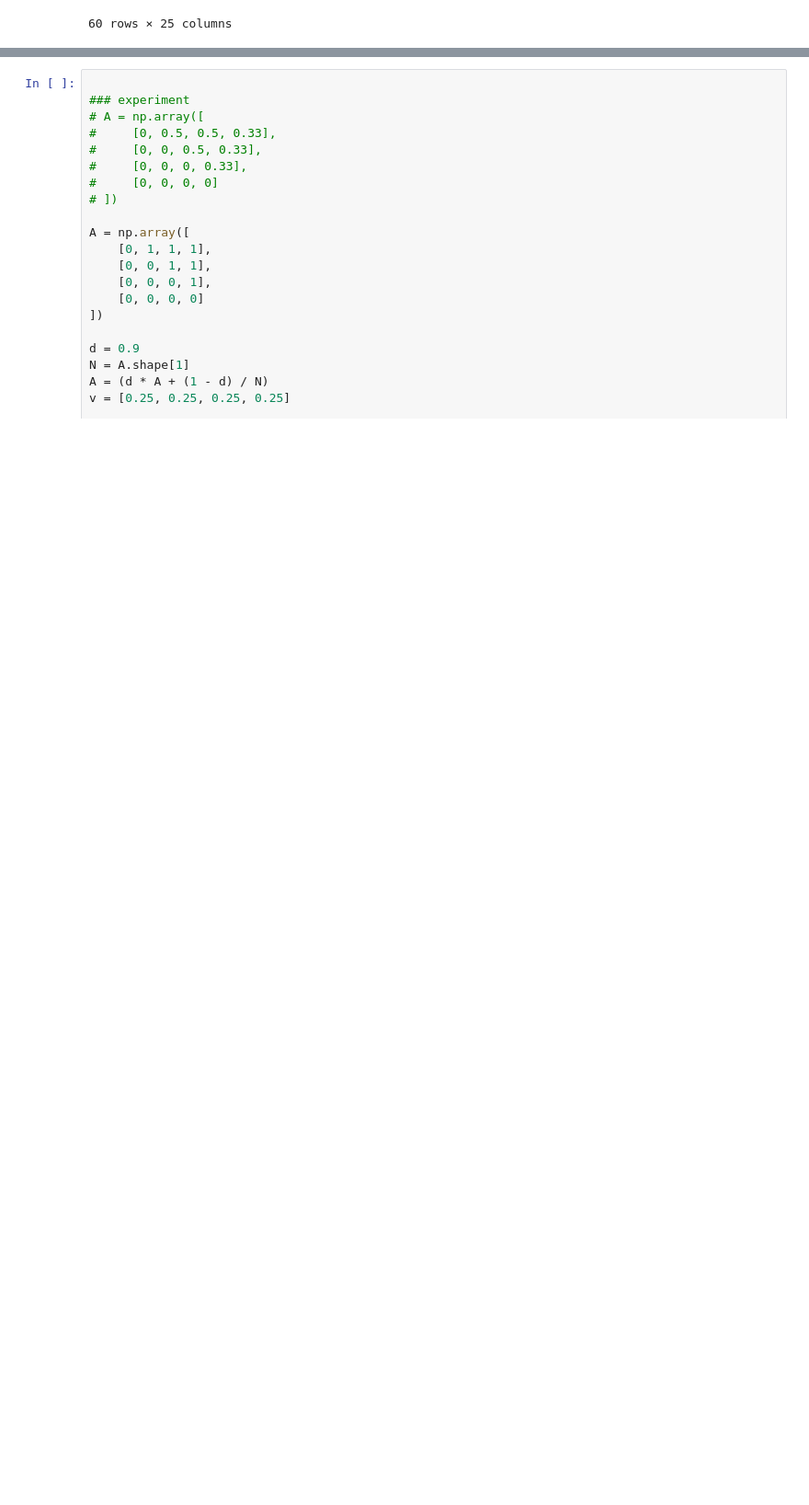
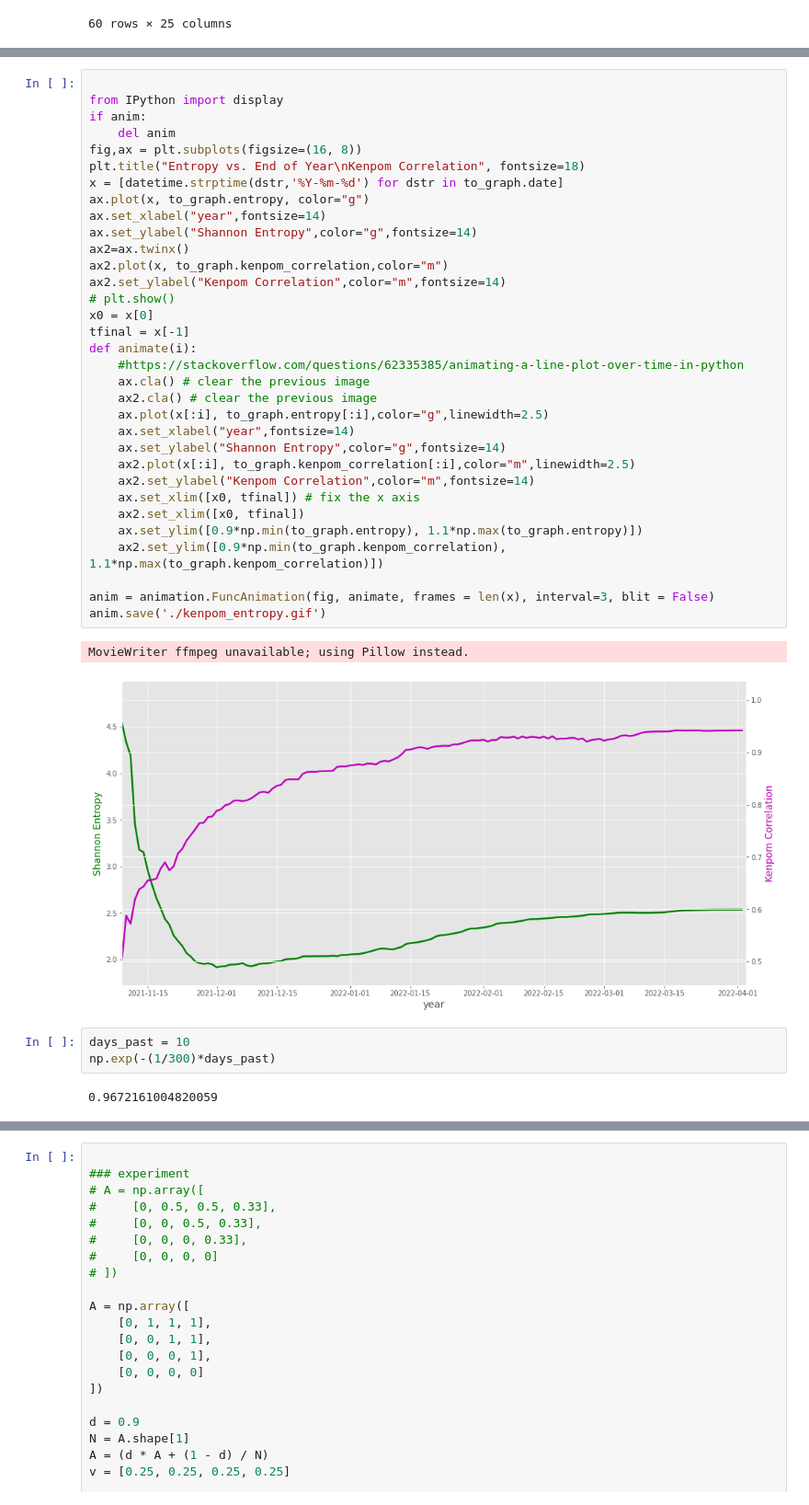
Before and after one commit to btatkinson/NCAA-basketball-Capstone, a Jupyter notebook: notebooks/visualizations/streamlit_historical_players.ipynb, the cells around one changed output, grey strips where cells are left out. Shown: that part at 92% size. Cells and saved outputs as stored; diff of their text form; blank space fills up the shorter version.

Commit message:
entropy calc

```diff
--- a/notebooks/visualizations/streamlit_historical_players.ipynb
+++ b/notebooks/visualizations/streamlit_historical_players.ipynb
@@ -682,0 +830,41 @@ test.sort_values(by='pc_1', ascending=False).head(60)
+# %%
+
+from IPython import display
+if anim:
+    del anim
+fig,ax = plt.subplots(figsize=(16, 8))
+plt.title("Entropy vs. End of Year\nKenpom Correlation", fontsize=18)
+x = [datetime.strptime(dstr,'%Y-%m-%d') for dstr in to_graph.date]
+ax.plot(x, to_graph.entropy, color="g")
+ax.set_xlabel("year",fontsize=14)
+ax.set_ylabel("Shannon Entropy",color="g",fontsize=14)
+ax2=ax.twinx()
+ax2.plot(x, to_graph.kenpom_correlation,color="m")
+ax2.set_ylabel("Kenpom Correlation",color="m",fontsize=14)
+# plt.show()
+x0 = x[0]
+tfinal = x[-1]
+def animate(i):
+    #https://stackoverflow.com/questions/62335385/animating-a-line-plot-over-time-in-python
+    ax.cla() # clear the previous image
+    ax2.cla() # clear the previous image
+    ax.plot(x[:i], to_graph.entropy[:i],color="g",linewidth=2.5)
+    ax.set_xlabel("year",fontsize=14)
+    ax.set_ylabel("Shannon Entropy",color="g",fontsize=14)
+    ax2.plot(x[:i], to_graph.kenpom_correlation[:i],color="m",linewidth=2.5)
+    ax2.set_ylabel("Kenpom Correlation",color="m",fontsize=14)
+    ax.set_xlim([x0, tfinal]) # fix the x axis
+    ax2.set_xlim([x0, tfinal])
+    ax.set_ylim([0.9*np.min(to_graph.entropy), 1.1*np.max(to_graph.entropy)])
+    ax2.set_ylim([0.9*np.min(to_graph.kenpom_correlation), 1.1*np.max(to_graph.kenpom_correlation)])
+
+anim = animation.FuncAnimation(fig, animate, frames = len(x), interval=3, blit = False)
+anim.save('./kenpom_entropy.gif')
+# %% [output]
+MovieWriter ffmpeg unavailable; using Pillow instead.
+[figure, added]
+# %%
+days_past = 10
+np.exp(-(1/300)*days_past)
+# %% [output]
+0.9672161004820059
```
Also changed, not shown: parts of 29 cells of this notebook, 3 other files.
